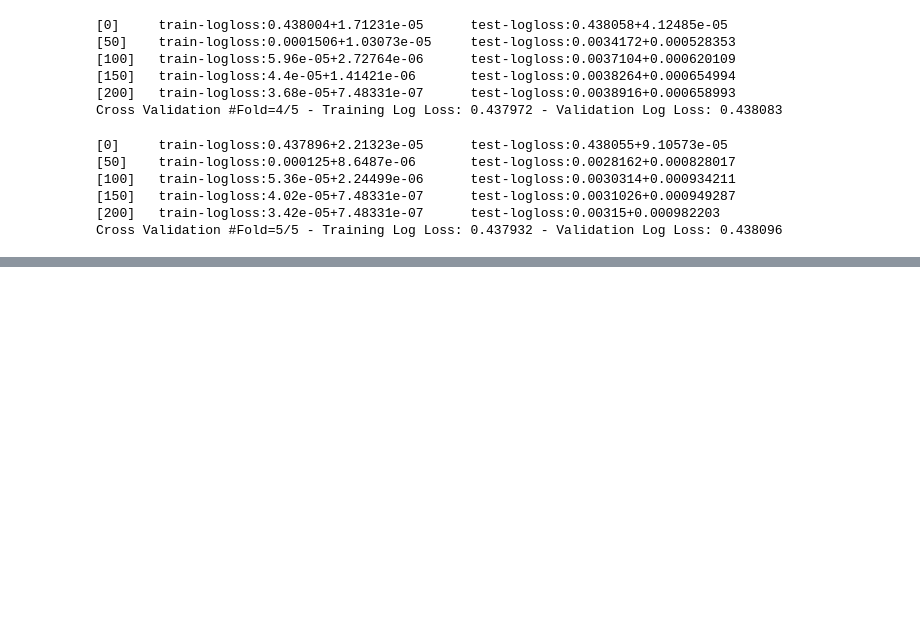
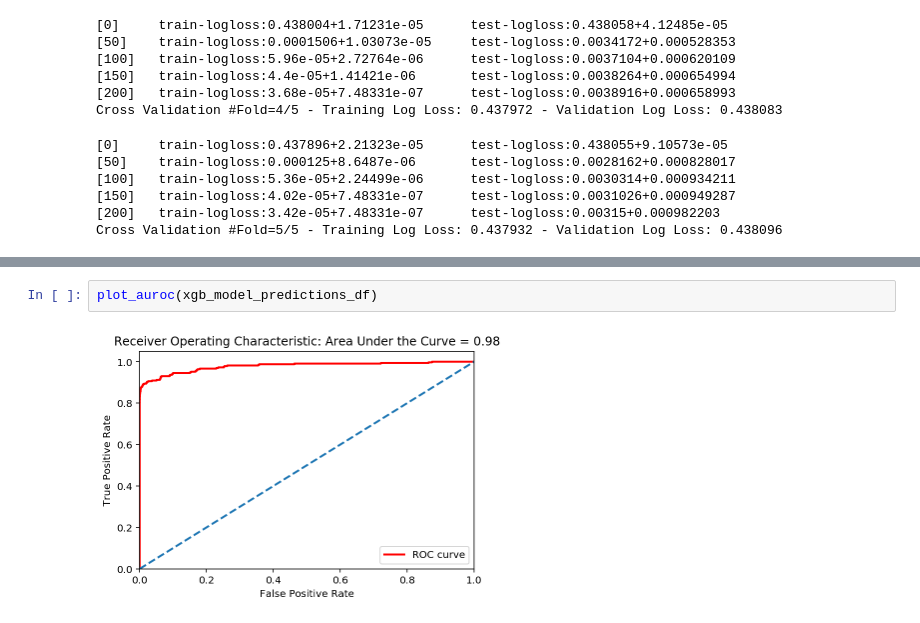
Before and after one commit to frankrefischer/unsuper-02, a Jupyter notebook: Credit Card Fraud.ipynb, the cells around one changed output, grey strips where cells are left out. Saved outputs shown, nothing was run; the diff lists cells and outputs as text; blank space fills up the shorter version.

```diff
--- a/Credit Card Fraud.ipynb
+++ b/Credit Card Fraud.ipynb
@@ -365,0 +406,4 @@ np.argmin(cvr['test-logloss-mean'].values)
+# %%
+plot_auroc(xgb_model_predictions_df)
+# %% [output]
+[figure, added]
```
Also changed, not shown: parts of 10 cells of this notebook.
